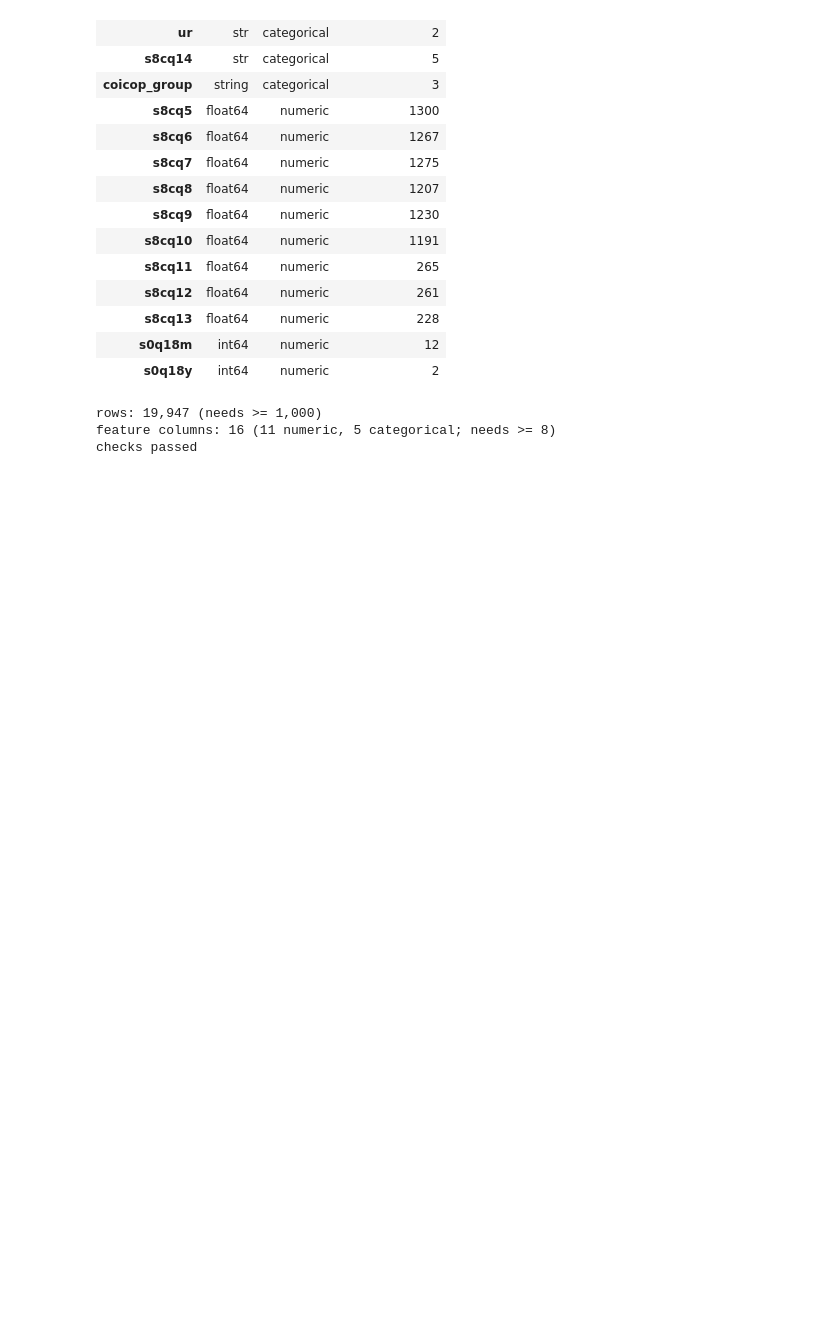
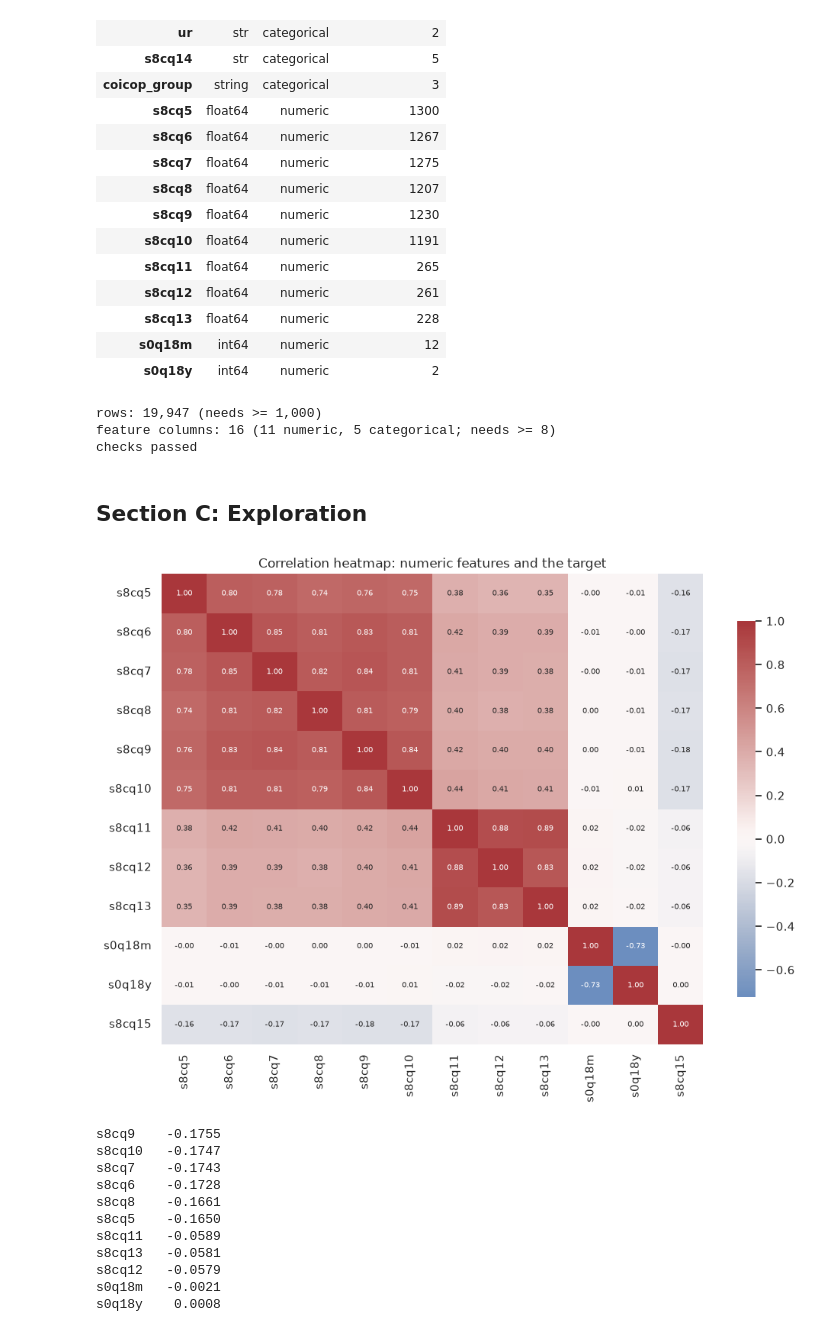
Before and after one commit to elkuradusenge/linear_regression_model, a Jupyter notebook: summative/linear_regression/multivariate.ipynb, the cells around one changed output. Drawn from its saved outputs; the diff is of its cells as text; code cells hidden in the pictures; blank space fills up the shorter version.

Commit message:
feat(nb): add correlation heatmap and target histogram

```diff
--- a/summative/linear_regression/multivariate.ipynb
+++ b/summative/linear_regression/multivariate.ipynb
@@ -248,3 +248,31 @@ print("checks passed")
 rows: 19,947 (needs >= 1,000)
 feature columns: 16 (11 numeric, 5 categorical; needs >= 8)
 checks passed
+# %% [markdown]
+## Section C: Exploration
+# %%
+numeric_with_target = df[NUMERIC_FEATURES + [TARGET]]
+corr = numeric_with_target.corr()
+
+fig, ax = plt.subplots(figsize=(10, 7.5))
+sns.heatmap(corr, annot=True, fmt=".2f", cmap="vlag", center=0,
+            annot_kws={"size": 7}, cbar_kws={"shrink": 0.8}, ax=ax)
+ax.set_title("Correlation heatmap: numeric features and the target")
+plt.tight_layout()
+plt.show()
+
+corr_to_target = corr[TARGET].drop(TARGET).sort_values()
+print(corr_to_target.round(4).to_string())
+# %% [output]
+[figure, added]
+s8cq9    -0.1755
+s8cq10   -0.1747
+s8cq7    -0.1743
+s8cq6    -0.1728
+s8cq8    -0.1661
+s8cq5    -0.1650
+s8cq11   -0.0589
+s8cq13   -0.0581
+s8cq12   -0.0579
+s0q18m   -0.0021
+s0q18y    0.0008
```
Also changed, not shown: parts of 3 cells of this notebook.
